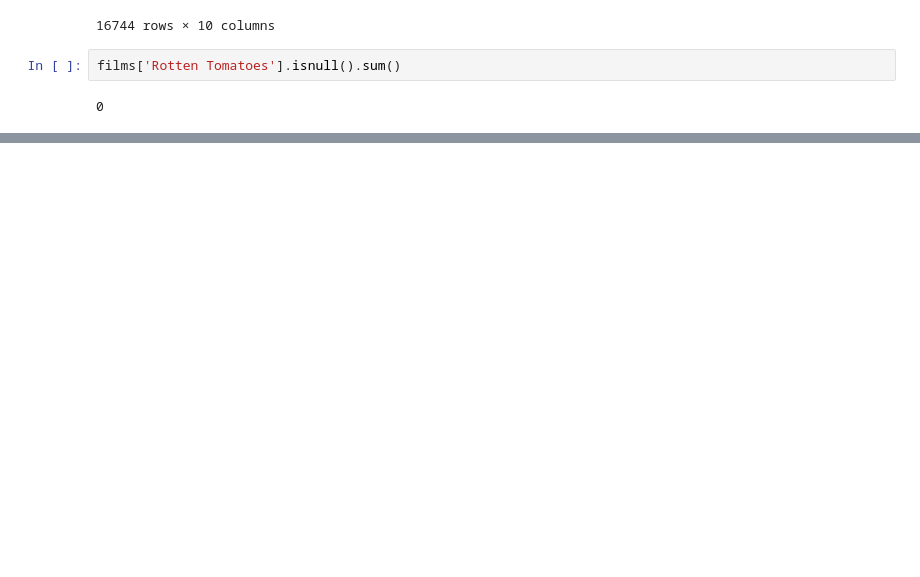
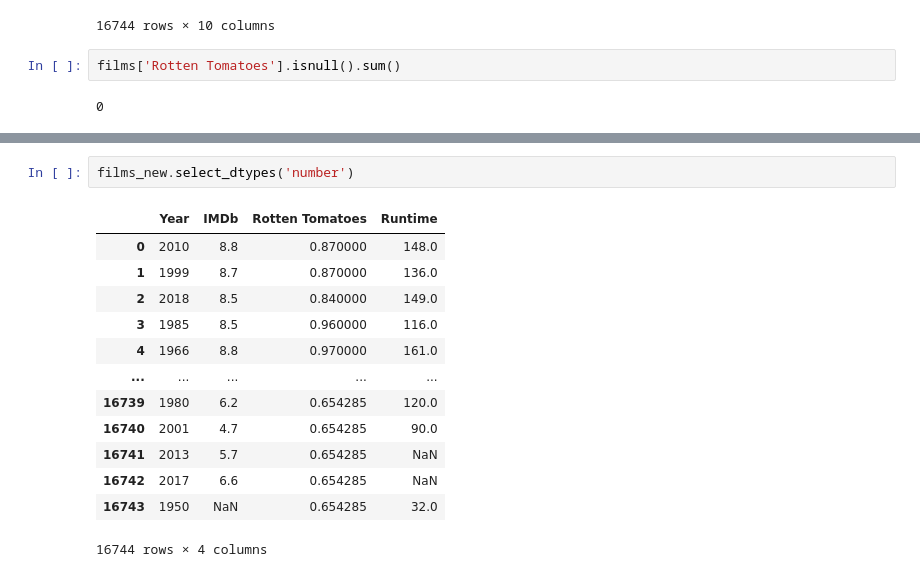
Before and after one commit to jupyterel/my_python_activity, a Jupyter notebook: 2.1.10 Canopy Practical Activity.ipynb, the cells around one changed output, grey strips where cells are left out. Cells and saved outputs as stored; diff of their text form; blank space fills up the shorter version.

```diff
--- a/2.1.10 Canopy Practical Activity.ipynb
+++ b/2.1.10 Canopy Practical Activity.ipynb
@@ -272,0 +312,16 @@ films['Rotten Tomatoes'].isnull().sum()
+# %%
+films_new.select_dtypes('number')
+# %% [output]
+|  | Year | IMDb | Rotten Tomatoes | Runtime |
+| 0 | 2010 | 8.8 | 0.870000 | 148.0 |
+| 1 | 1999 | 8.7 | 0.870000 | 136.0 |
+| 2 | 2018 | 8.5 | 0.840000 | 149.0 |
+| 3 | 1985 | 8.5 | 0.960000 | 116.0 |
+| 4 | 1966 | 8.8 | 0.970000 | 161.0 |
+| ... | ... | ... | ... | ... |
+| 16739 | 1980 | 6.2 | 0.654285 | 120.0 |
+| 16740 | 2001 | 4.7 | 0.654285 | 90.0 |
+| 16741 | 2013 | 5.7 | 0.654285 | NaN |
+| 16742 | 2017 | 6.6 | 0.654285 | NaN |
+| 16743 | 1950 | NaN | 0.654285 | 32.0 |
+16744 rows × 4 columns
```
Also changed, not shown: parts of 10 cells of this notebook.
